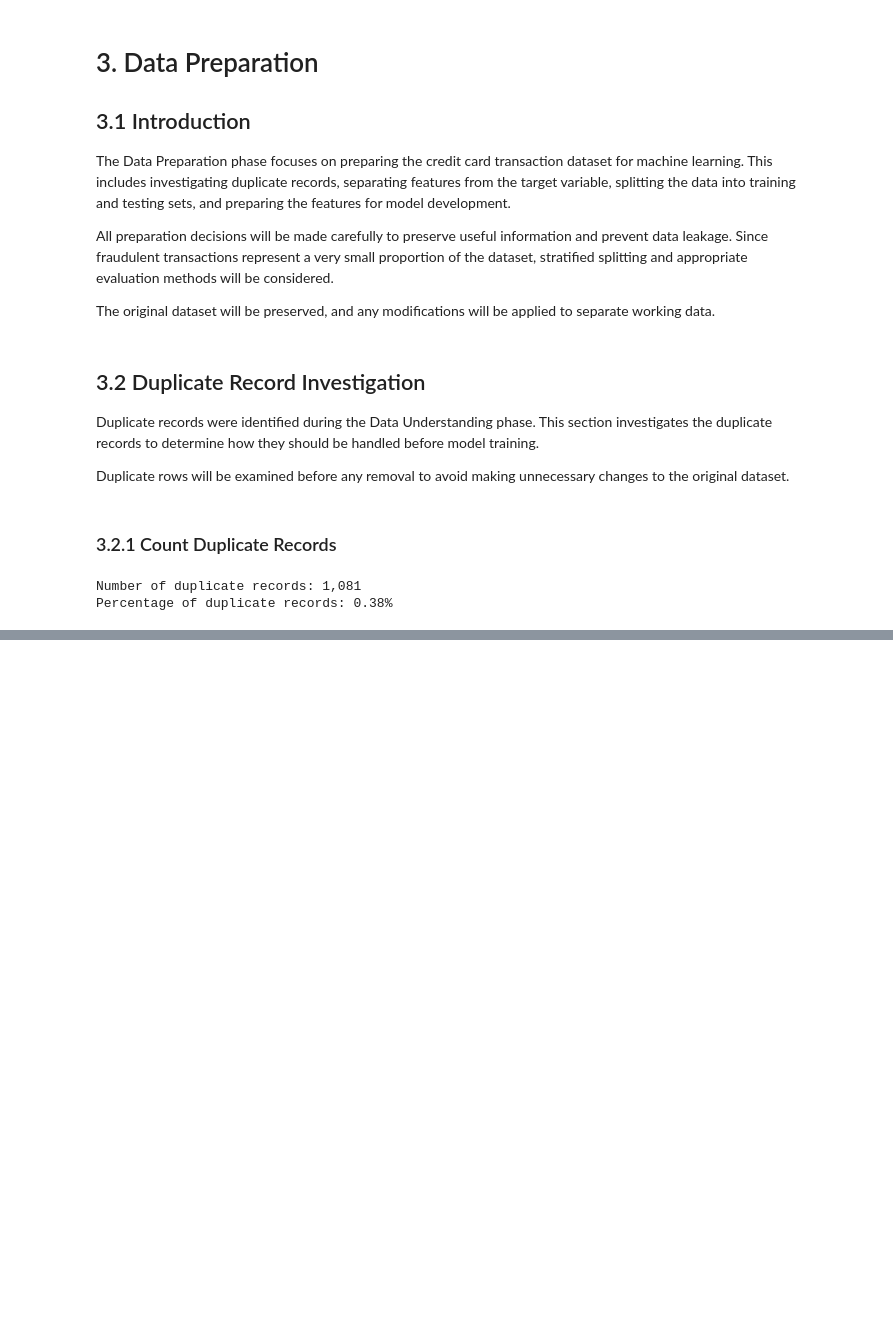
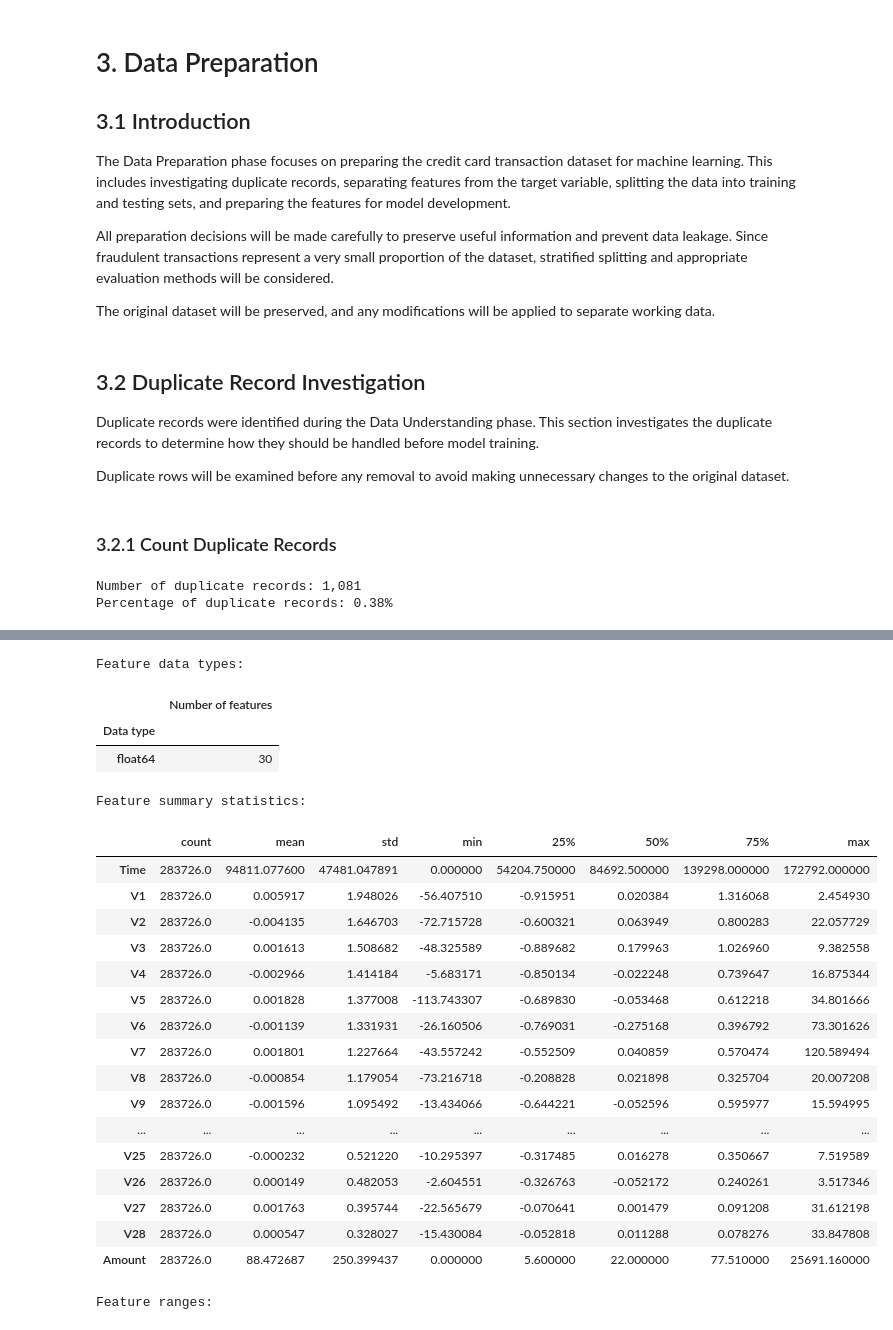
Before and after one commit to arnoldkirwa/credit-card-fraud-detection, a Jupyter notebook: notebooks/credit_card_fraud_detection.ipynb, the cells around one changed output, grey strips where cells are left out. Saved outputs shown, nothing was run; the diff lists cells and outputs as text; code cells hidden in the pictures; blank space fills up the shorter version.

```diff
--- a/notebooks/credit_card_fraud_detection.ipynb
+++ b/notebooks/credit_card_fraud_detection.ipynb
@@ -847,0 +1019,11 @@ Percentage of duplicate records: 0.38%
+# %%
+# Step 3.2.6: Create the deduplicated working dataset
+
+df_clean = df.drop_duplicates().copy()
+
+print("Original dataset shape:", df.shape)
+print("Cleaned working dataset shape:", df_clean.shape)
+print("Duplicate rows remaining:", df_clean.duplicated().sum())
+
+print("\nTarget class distribution after duplicate removal:")
+display(df_clean["Class"].value_counts().sort_index())
@@ -847,0 +1048,17 @@ Percentage of duplicate records: 0.38%
+# %%
+# Step 3.3.1: Separate features and target variable
+
+# Input features
+X = df_clean.drop(columns=["Class"])
+
+# Target variable
+y = df_clean["Class"]
+
+print("Features shape:", X.shape)
+print("Target shape:", y.shape)
+
+print("\nFeature columns:")
+print(X.columns.tolist())
+
+print("\nTarget distribution:")
+display(y.value_counts().sort_index())
@@ -847,0 +1116,41 @@ Percentage of duplicate records: 0.38%
+# %%
+# Step 3.3.3: Check feature data types and scaling requirements
+
+print("Feature data types:")
+display(X.dtypes.value_counts().rename_axis("Data type").to_frame("Number of features"))
+
+print("\nFeature summary statistics:")
+display(X.describe().T)
+
+print("\nFeature ranges:")
+feature_ranges = pd.DataFrame({
+    "Minimum": X.min(),
+    "Maximum": X.max(),
+    "Range": X.max() - X.min()
+})
+
+display(feature_ranges.sort_values("Range", ascending=False))
+# %% [output]
+Feature data types:
+|  | Number of features |
+| Data type |  |
+| float64 | 30 |
+Feature summary statistics:
+|  | count | mean | std | min | 25% | 50% | 75% | max |
+| Time | 283726.0 | 94811.077600 | 47481.047891 | 0.000000 | 54204.750000 | 84692.500000 | 139298.000000 | 172792.000000 |
+| V1 | 283726.0 | 0.005917 | 1.948026 | -56.407510 | -0.915951 | 0.020384 | 1.316068 | 2.454930 |
+| V2 | 283726.0 | -0.004135 | 1.646703 | -72.715728 | -0.600321 | 0.063949 | 0.800283 | 22.057729 |
+| V3 | 283726.0 | 0.001613 | 1.508682 | -48.325589 | -0.889682 | 0.179963 | 1.026960 | 9.382558 |
+| V4 | 283726.0 | -0.002966 | 1.414184 | -5.683171 | -0.850134 | -0.022248 | 0.739647 | 16.875344 |
+| V5 | 283726.0 | 0.001828 | 1.377008 | -113.743307 | -0.689830 | -0.053468 | 0.612218 | 34.801666 |
+| V6 | 283726.0 | -0.001139 | 1.331931 | -26.160506 | -0.769031 | -0.275168 | 0.396792 | 73.301626 |
+| V7 | 283726.0 | 0.001801 | 1.227664 | -43.557242 | -0.552509 | 0.040859 | 0.570474 | 120.589494 |
+| V8 | 283726.0 | -0.000854 | 1.179054 | -73.216718 | -0.208828 | 0.021898 | 0.325704 | 20.007208 |
+| V9 | 283726.0 | -0.001596 | 1.095492 | -13.434066 | -0.644221 | -0.052596 | 0.595977 | 15.594995 |
+| ... | ... | ... | ... | ... | ... | ... | ... | ... |
+| V25 | 283726.0 | -0.000232 | 0.521220 | -10.295397 | -0.317485 | 0.016278 | 0.350667 | 7.519589 |
+| V26 | 283726.0 | 0.000149 | 0.482053 | -2.604551 | -0.326763 | -0.052172 | 0.240261 | 3.517346 |
+| V27 | 283726.0 | 0.001763 | 0.395744 | -22.565679 | -0.070641 | 0.001479 | 0.091208 | 31.612198 |
+| V28 | 283726.0 | 0.000547 | 0.328027 | -15.430084 | -0.052818 | 0.011288 | 0.078276 | 33.847808 |
+| Amount | 283726.0 | 88.472687 | 250.399437 | 0.000000 | 5.600000 | 22.000000 | 77.510000 | 25691.160000 |
+Feature ranges:
```
Also changed, not shown: parts of 131 cells of this notebook, 4 other files.
